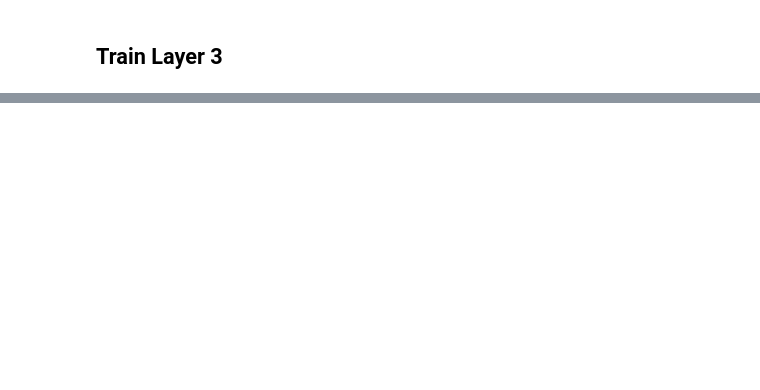
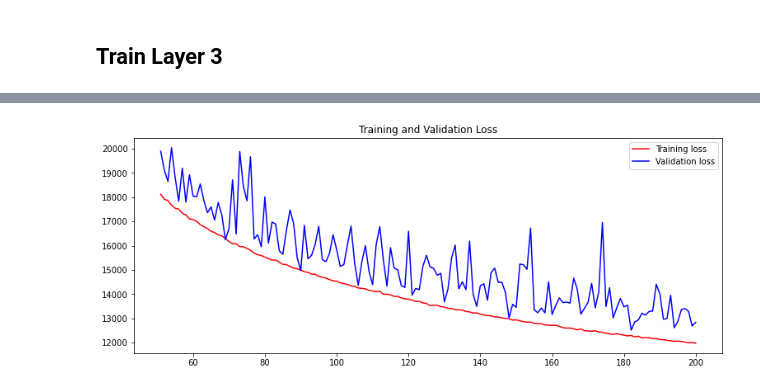
Before and after one commit to stevenjohnlarsen/StyleTransfer, a Jupyter notebook: Train Weights Final.ipynb, the cells around one changed output, grey strips where cells are left out. Saved outputs shown, nothing was run; the diff lists cells and outputs as text; code cells hidden in the pictures; blank space fills up the shorter version.

```diff
--- a/Train Weights Final.ipynb
+++ b/Train Weights Final.ipynb
@@ -524,0 +545,4 @@ plot_img_decoder_encoder(resized_faces[81], encoder_decoder.model)
+# %%
+plot_history(history, start=50)
+# %% [output]
+[figure, added]
```
Also changed, not shown: parts of 16 cells of this notebook, 1 other file.
